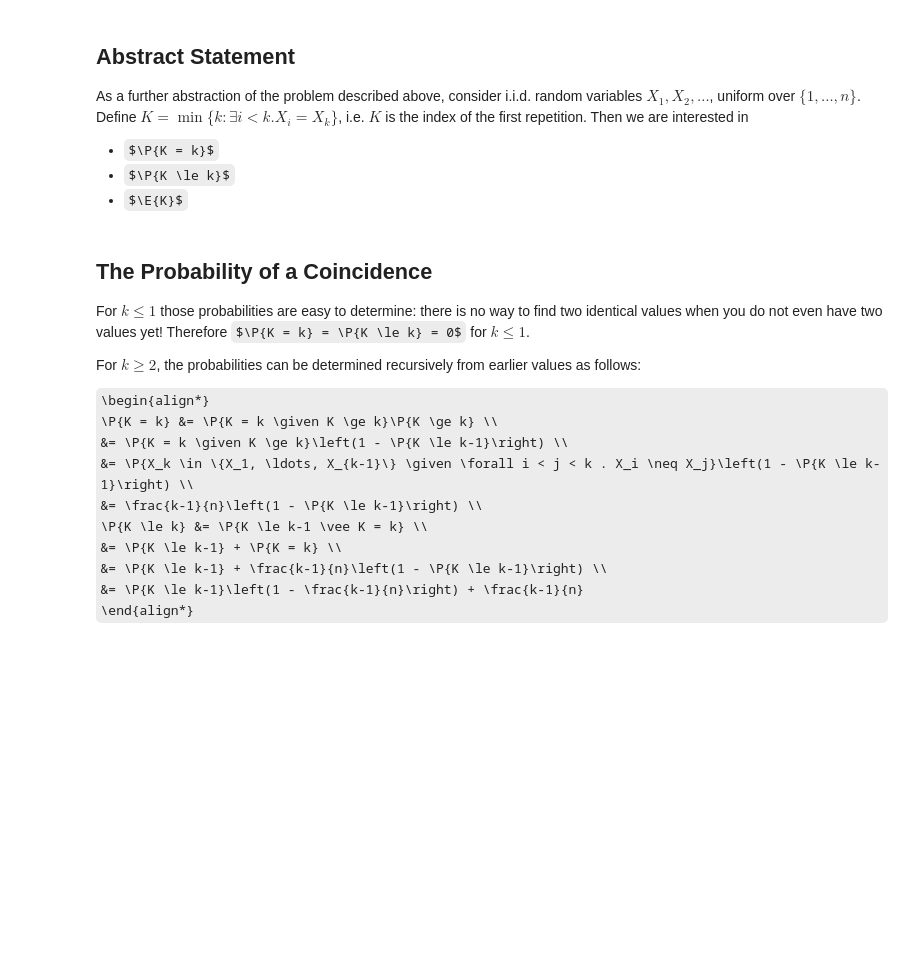
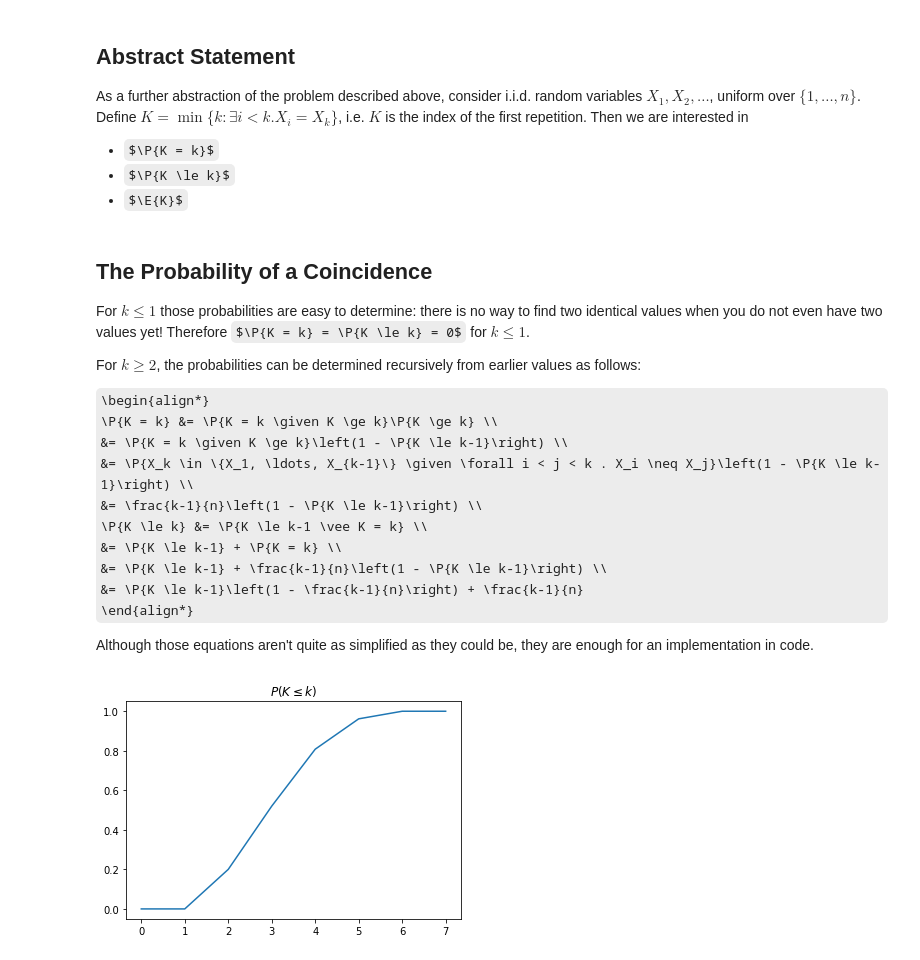
Before and after one commit to Yorwba/birthday-problem, a Jupyter notebook: A Birthday Problem.ipynb, the cells around one changed output. Drawn from its saved outputs; the diff is of its cells as text; code cells hidden in the pictures; some formulas as TeX source; blank space fills up the shorter version.

```diff
--- a/A Birthday Problem.ipynb
+++ b/A Birthday Problem.ipynb
@@ -39,3 +39,10 @@ For $k \ge 2$, the probabilities can be determined recursively from earlier valu
             &= \P{K \le k-1} + \frac{k-1}{n}\left(1 - \P{K \le k-1}\right) \\
             &= \P{K \le k-1}\left(1 - \frac{k-1}{n}\right) + \frac{k-1}{n}
 \end{align*}
+
+Although those equations aren't quite as simplified as they could be, they are enough for an implementation in code.
+# %%
+def K_leq_k(k, n):
+    if k < 2:
+        return 0
+    return K_leq_k(k-1, n)*(1 - (k-1)/n) + (k-1)/n
@@ -41,0 +57,8 @@ For $k \ge 2$, the probabilities can be determined recursively from earlier valu
+# %%
+n = 5
+# %%
+plt.title("$P(K \leq k)$")
+plt.plot([K_leq_k(k, n) for k in range(n+3)])
+plt.show()
+# %% [output]
+[figure, added]
```
Also changed, not shown: parts of 25 cells of this notebook.
